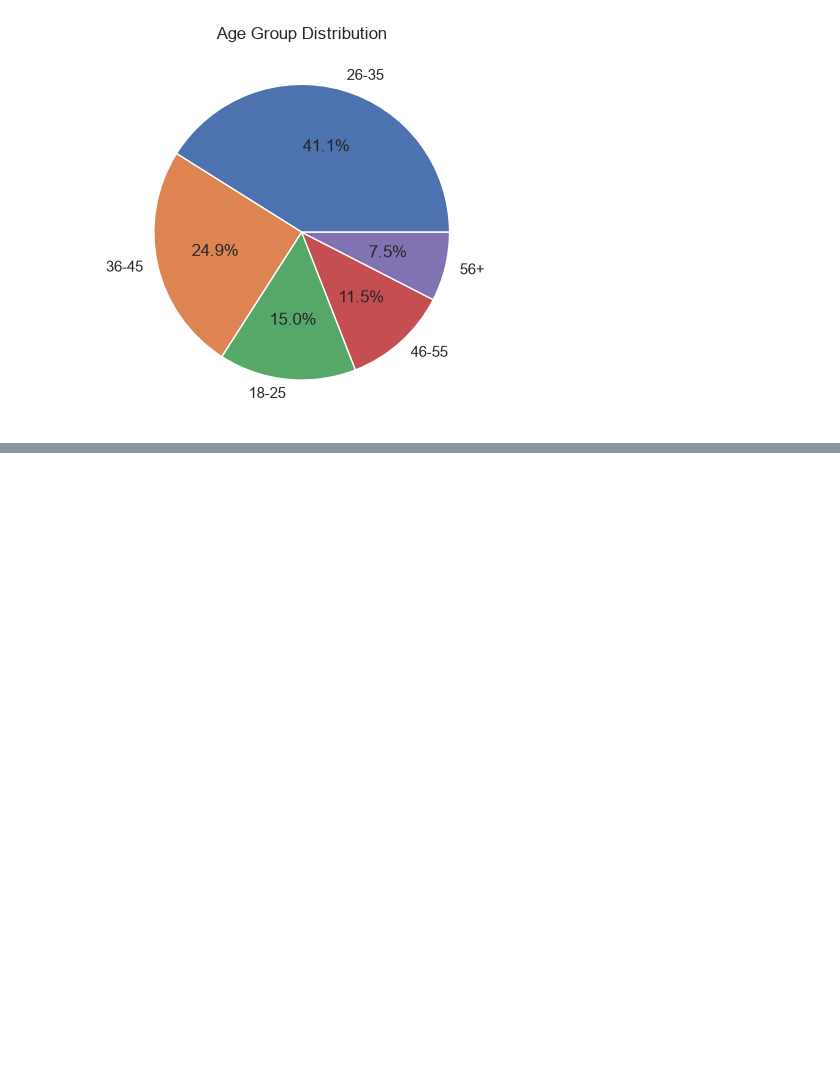
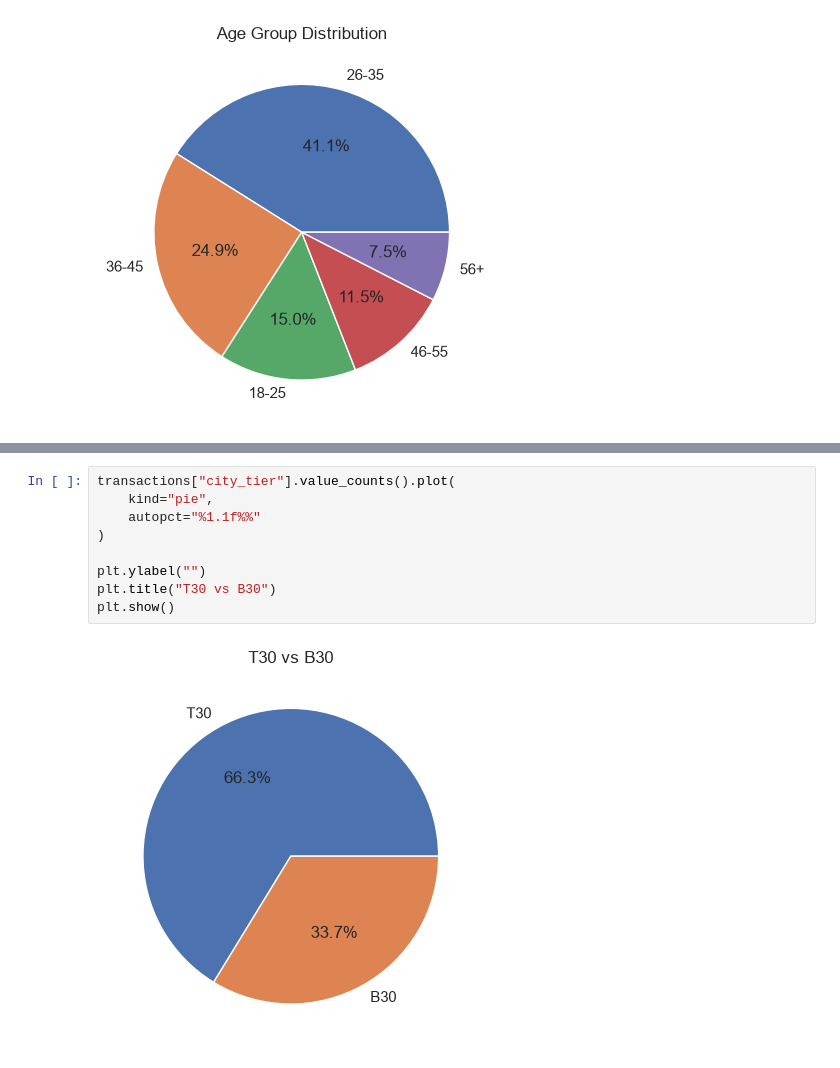
Before and after one commit to YashBansal26/Mutual-Fund-Project, a Jupyter notebook: notebooks/EDA_Analysis.ipynb, the cells around one changed output, grey strips where cells are left out. Cells and saved outputs as stored; diff of their text form; blank space fills up the shorter version.

```diff
--- a/notebooks/EDA_Analysis.ipynb
+++ b/notebooks/EDA_Analysis.ipynb
@@ -226,0 +221,11 @@ TypeError: Data source must be a DataFrame or Mapping, not <class 'str'>.
+# %%
+transactions["city_tier"].value_counts().plot(
+    kind="pie",
+    autopct="%1.1f%%"
+)
+
+plt.ylabel("")
+plt.title("T30 vs B30")
+plt.show()
+# %% [output]
+[figure, added]
```
Also changed, not shown: parts of 5 cells of this notebook, 3 other files.
